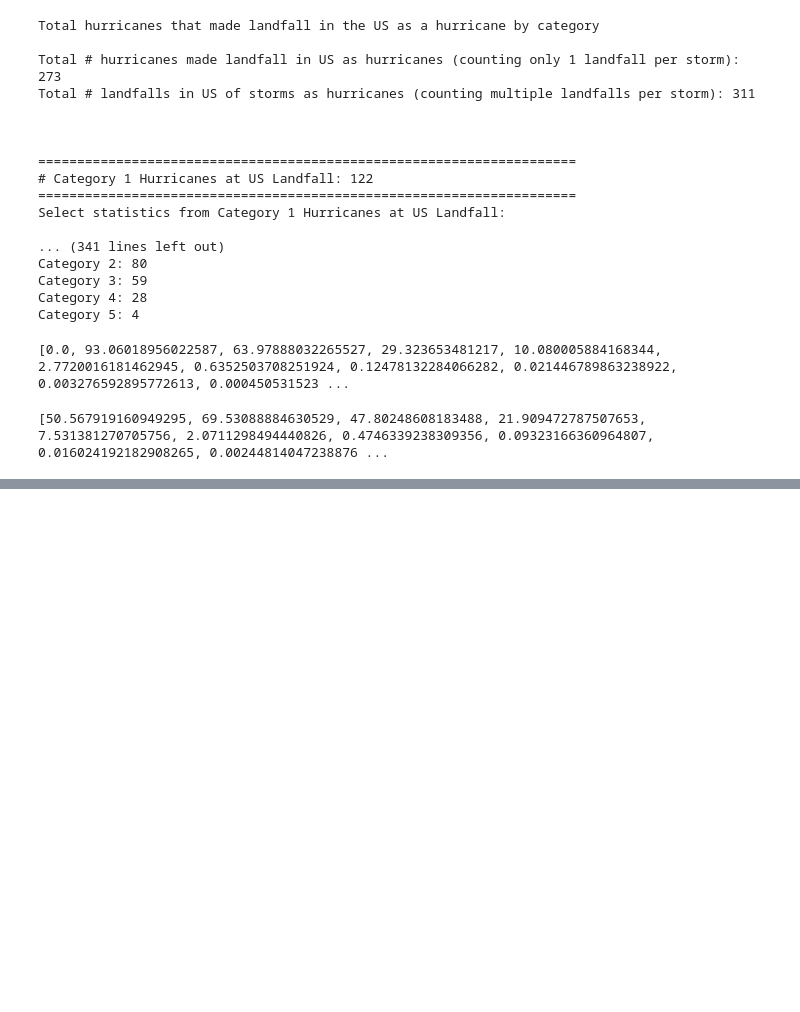
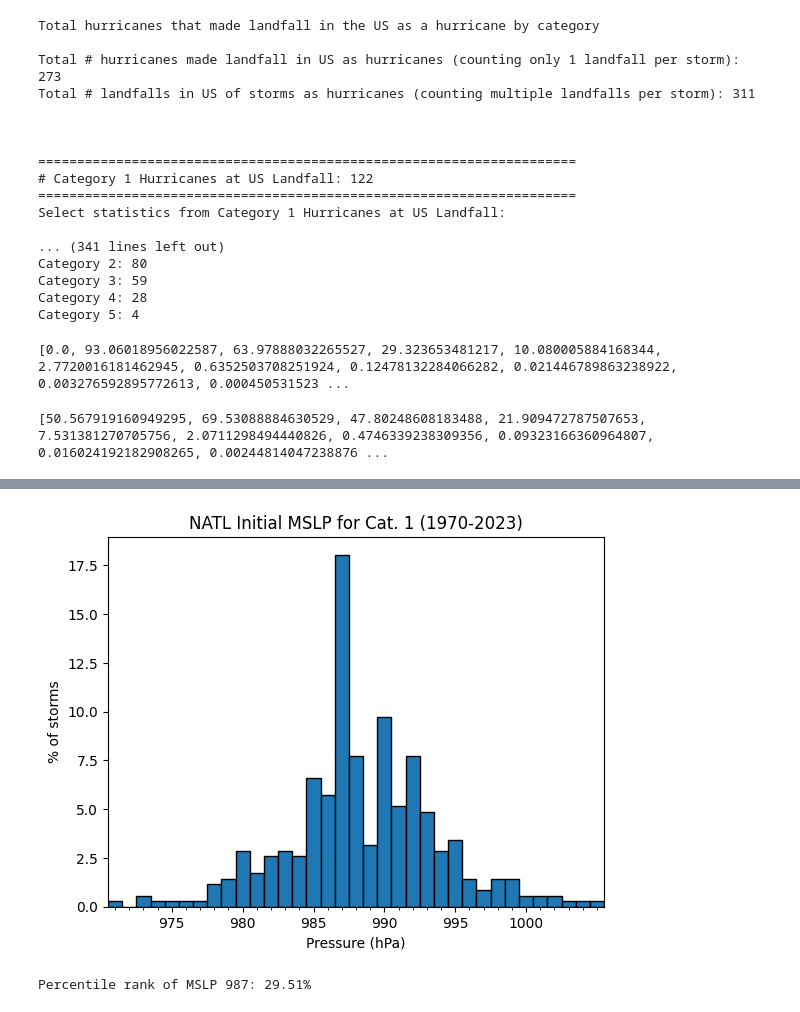
Before and after one commit to JRPdata/cyclone_climatology, a Jupyter notebook: cyclone_climatology.ipynb, the cells around one changed output, grey strips where cells are left out. Drawn from its saved outputs; the diff is of its cells as text; code cells hidden in the pictures; blank space fills up the shorter version.

```diff
--- a/cyclone_climatology.ipynb
+++ b/cyclone_climatology.ipynb
@@ -1030,0 +1405,24 @@ print(list(np.multiply(2, [25.283959580474647, 34.765444423152644, 23.9012430409
+# %%
+# Define the MSLP value to check against
+mslp = 987
+
+import matplotlib.pyplot as plt
+import numpy as np
+
+start_year = 1970
+end_year = 2023
+year_range = list(range(start_year, end_year + 1, 1))
+df_hu_cat1 = df.loc[(df['SEASON'].isin(year_range)) & (df['USA_WIND'] >= 64) & (df['USA_WIND'] <= 82) & (df['USA_STATUS'].isin(['HU'])) & (df['WMO_PRES'] != np.nan)]
+# Drop rows with NaN in WMO_PRES
+df_hu_cat1 = df_hu_cat1.dropna(subset=['USA_PRES'])
+first_rows = df_hu_cat1.loc[df_hu_cat1.groupby('USA_ATCF_ID')['ISO_TIME'].idxmin()]
+natl_pres_values_cat1 = first_rows['USA_PRES'].tolist()
+
+# Calculate the proportion of storms with pressure below the threshold
+proportion = np.mean(np.less(natl_pres_values_cat1, mslp))
+percentile = proportion * 100
+
+plot_pressure_histogram(natl_pres_values_cat1, 'NATL', 'Cat. 1', start_year, end_year, mslp)
+# %% [output]
+[figure, added]
+Percentile rank of MSLP 987: 29.51%
```
Also changed, not shown: parts of 24 cells of this notebook.
